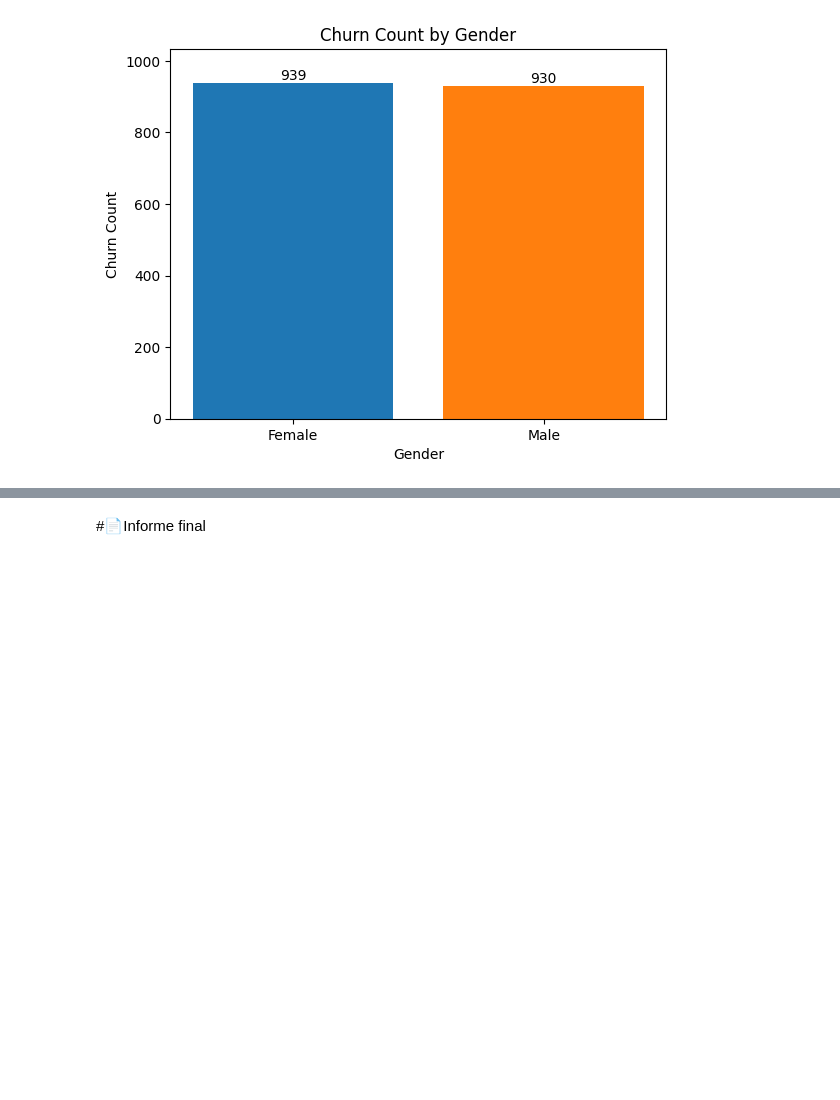
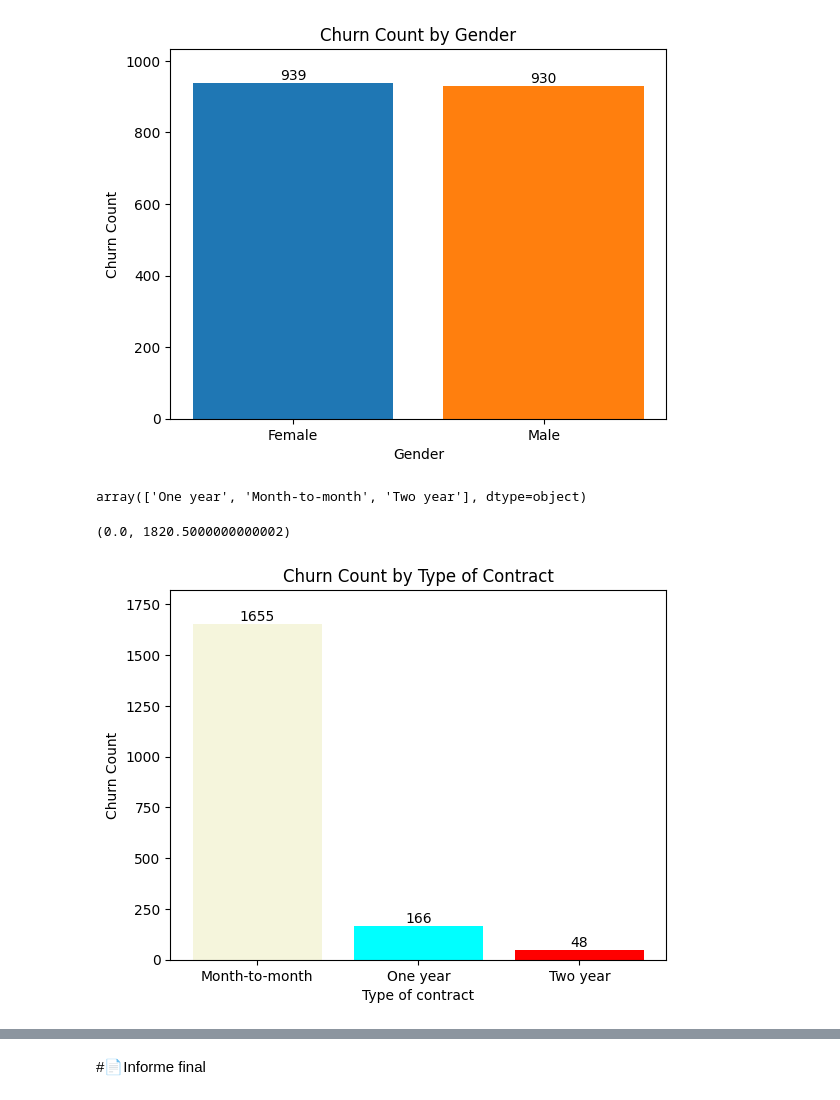
Before and after one commit to betuka1007/Ventas-de-cliente-Alura, a Jupyter notebook: TelecomX_LATAM.ipynb, the cells around one changed output, grey strips where cells are left out. Cells and saved outputs as stored; diff of their text form; code cells hidden in the pictures; blank space fills up the shorter version.

```diff
--- a/TelecomX_LATAM.ipynb
+++ b/TelecomX_LATAM.ipynb
@@ -491,3 +491,28 @@ plt.ylim(0, max(churn_genre.values) * 1.1)  # Ajustar el límite superior del ej
 plt.show()
 # %% [output]
 [figure]
+# %%
+pd_telecomm['Contract'].unique()
+# %% [output]
+array(['One year', 'Month-to-month', 'Two year'], dtype=object)
+# %%
+churn_contract = pd_telecomm[pd_telecomm['Churn'] == 'Yes'].groupby(['Contract'])['Churn'].count()
+# %%
+plt.bar(churn_contract.index, churn_contract.values,
+        color=['#F5F5DC', '#00FFFF', '#FF0000'])
+
+# Agregar los valores numéricos encima de cada barra
+for index, value in enumerate(churn_contract.values):
+    plt.text(index, value + 0.5,  # Posición del texto (x, y)
+             str(value),          # Texto a mostrar (convertimos el valor a string)
+             ha='center',         # Alineación horizontal centrada
+             va='bottom')         # Alineación vertical en la parte inferior
+
+# Personalización adicional
+plt.xlabel('Type of contract')
+plt.ylabel('Churn Count')
+plt.title('Churn Count by Type of Contract')
+plt.ylim(0, max(churn_contract.values) * 1.1)  # Ajustar el límite superior del eje Y
+# %% [output]
+(0.0, 1820.5000000000002)
+[figure, added]
```
Also changed, not shown: parts of 23 cells of this notebook.
